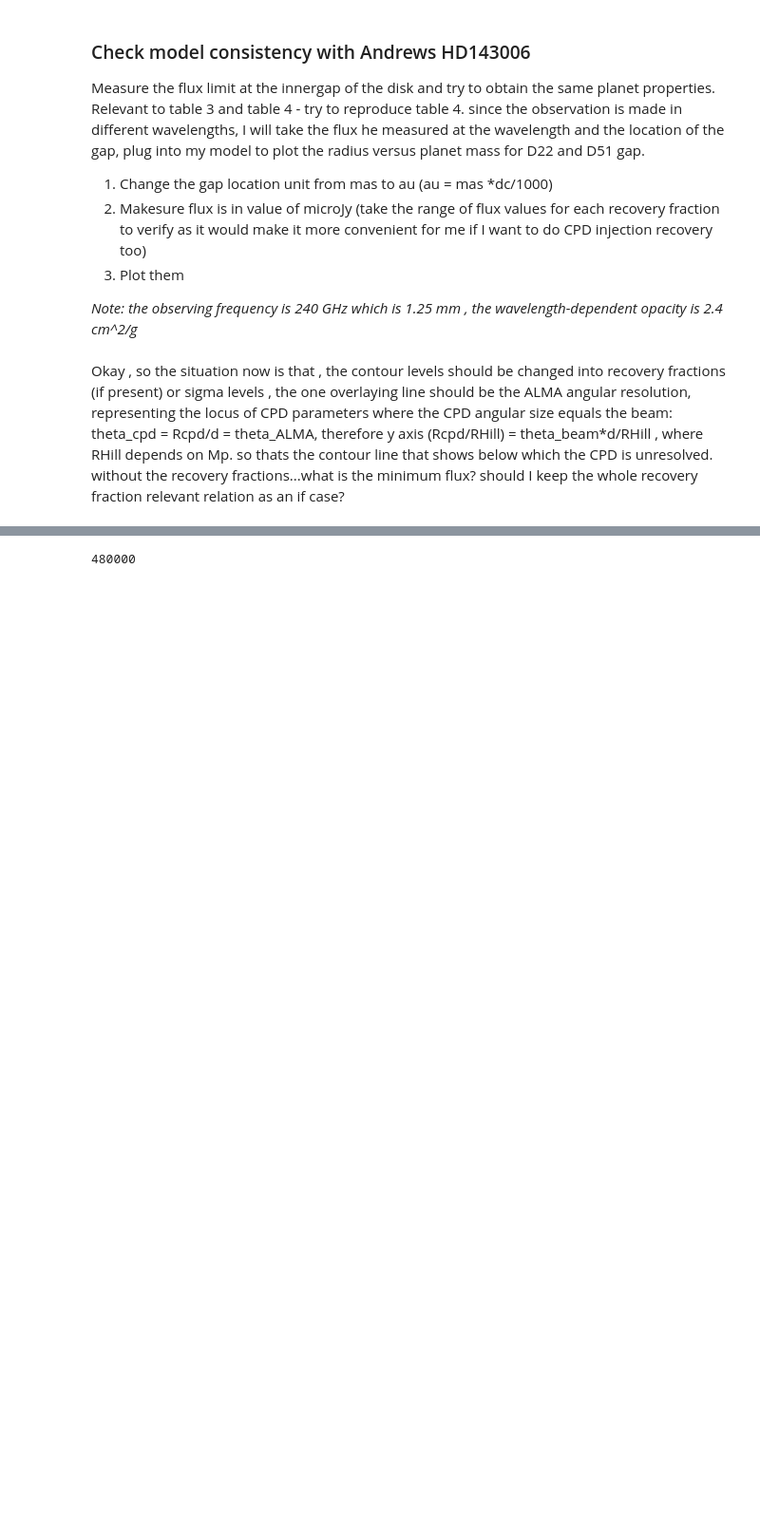
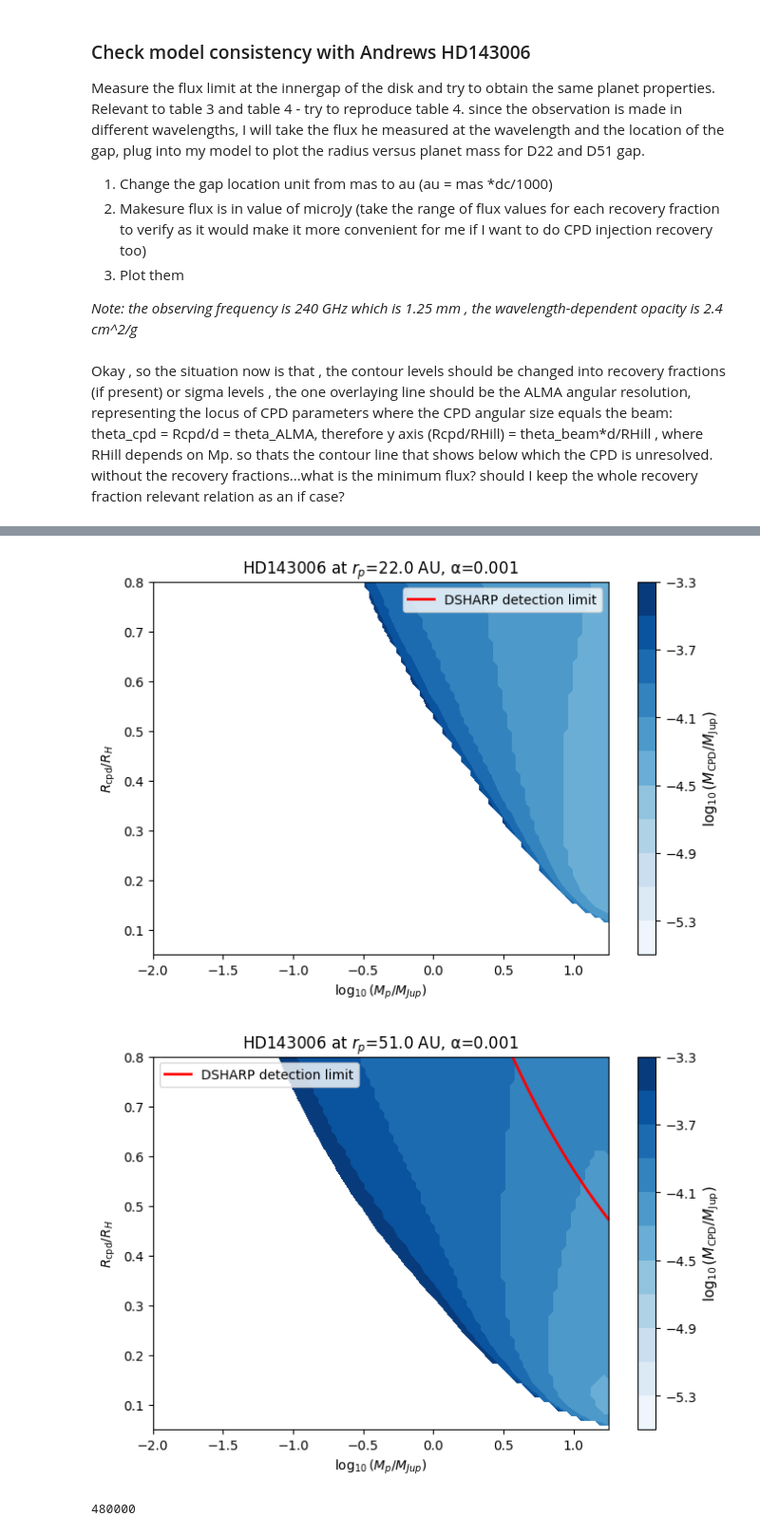
Before and after one commit to VWelke/CPD_MPIA, a Jupyter notebook: CPD_Emission_Models/CPD_Em_Andrews.ipynb, the cells around one changed output, grey strips where cells are left out. Shown: that part at 95% size. Saved outputs shown, nothing was run; the diff lists cells and outputs as text; code cells hidden in the pictures; blank space fills up the shorter version.

Commit message:
separated the plots

```diff
--- a/CPD_Emission_Models/CPD_Em_Andrews.ipynb
+++ b/CPD_Emission_Models/CPD_Em_Andrews.ipynb
@@ -38,7 +171,7 @@ def B_nu(nu, T):
 
 def calculate_disk_properties_Andrews(M_star = 1, Mp = 1, Mdot = 1.56, alpha = 1e-3, kappaR = 10 , Rin = 1, rp = 22, d_pc = 167,
                              lam_nu=240 ,
-                             Lplanet=1e-6, Lstar = 1.0 , show_results = False, Rout=None, Rp = 1, M_cpd = 0.01, i = 16):
+                             Lstar = 1.0 , show_results = False, Rout=None, M_cpd = 0.01, i = 16):
     """
     Calculate disk temperature profiles and millimeter flux.
 
@@ -86,10 +219,9 @@ def calculate_disk_properties_Andrews(M_star = 1, Mp = 1, Mdot = 1.56, alpha = 1
     Mdot = Mdot * M_jup / (sec_per_yr*1e6)
     Rin = Rin * R_jup
     rp = rp * AU # planet orbital radius in cm
-    Rp = Rp * R_jup  # planet radius in cm
+    Rp = Rp_from_Mp(Mp / M_jup)*R_jup  # planet radius in cm
 
     # Turn the luminosites to erg/s
-    Lplanet = Lplanet * L_sun
     Lstar = Lstar * L_sun
 
     # 1. Create radial grid between Rin and Rout
@@ -102,7 +234,7 @@ def calculate_disk_properties_Andrews(M_star = 1, Mp = 1, Mdot = 1.56, alpha = 1
         Rout = Rout * AU  # assume input Rout is in AU
 
 
-    R = np.geomspace(Rin, Rout, 100)  # cm
+    R = np.geomspace(Rp*1.01, Rout, 100)  # cm
 
     # 2. Calculate T(R)
     # Accretion irradiation
@@ -112,7 +244,7 @@ def calculate_disk_properties_Andrews(M_star = 1, Mp = 1, Mdot = 1.56, alpha = 1
     #print(f'L_irr = {L_irr/L_sun:.2e} L_sun')
 
     # Planet irradiation
-
+    Lplanet = Lp_from_Mp(Mp / M_jup) * L_sun  # erg/s
     T_irr_p = (0.1 * Lplanet  / (4 * np.pi * sigmaB * R**2))**0.25  # K  , R is coordinate in CPD frame
 
     # Star irradiation
@@ -364,21 +436,17 @@ D51_target_flux_arr = [85, 92, 98, 107, 120, 185]  # mu Jy for different recover
 rD22 = 22 #140 * HD1423006_disk_arr[2] / 1000  # arcsec to au
 rD51 = 51 #315* HD1423006_disk_arr[2] / 1000  # arcsec to au
 
-# Run for the D22 gap
-Andrews_plots_flux_map(
+Mp_D22, Rout_D22, Flux_D22, Mcpd_D22 = compute_flux_map(
     target_flux_arr=D22_target_flux_arr,
     disk_arr=HD1423006_disk_arr,
     rp=rD22,
-    alpha=1e-3,
-    plotmass=True
+    alpha=1e-3
 )
 
-# Run for the D51 gap
-Andrews_plots_flux_map(
+Mp_D51, Rout_D51, Flux_D51, Mcpd_D51 = compute_flux_map(
     target_flux_arr=D51_target_flux_arr,
     disk_arr=HD1423006_disk_arr,
     rp=rD51,
-    alpha=1e-3,
-    plotmass=True
+    alpha=1e-3
 )
 # %% [output]
@@ -402,3 +470,28 @@ Andrews_plots_flux_map(
+# %%
+# D22 gap
+plot_flux_map(
+    Mp_D22, Rout_D22, Flux_D22, Mcpd_D22,
+    disk_arr=HD1423006_disk_arr,
+    rp=rD22,
+    alpha=1e-3,
+    plotmass=True,
+    y_min=0.05,
+    y_max=0.8
+)
+
+# D51 gap
+plot_flux_map(
+    Mp_D51, Rout_D51, Flux_D51, Mcpd_D51,
+    disk_arr=HD1423006_disk_arr,
+    rp=rD51,
+    alpha=1e-3,
+    plotmass=True,
+    y_min=0.05,
+    y_max=0.8
+)
+# %% [output]
+[figure, added]
+[figure, added]
 # %%
 print(80*60*100)
 # %% [output]
```
Also changed, not shown: parts of 3 cells of this notebook, 1 other file.
